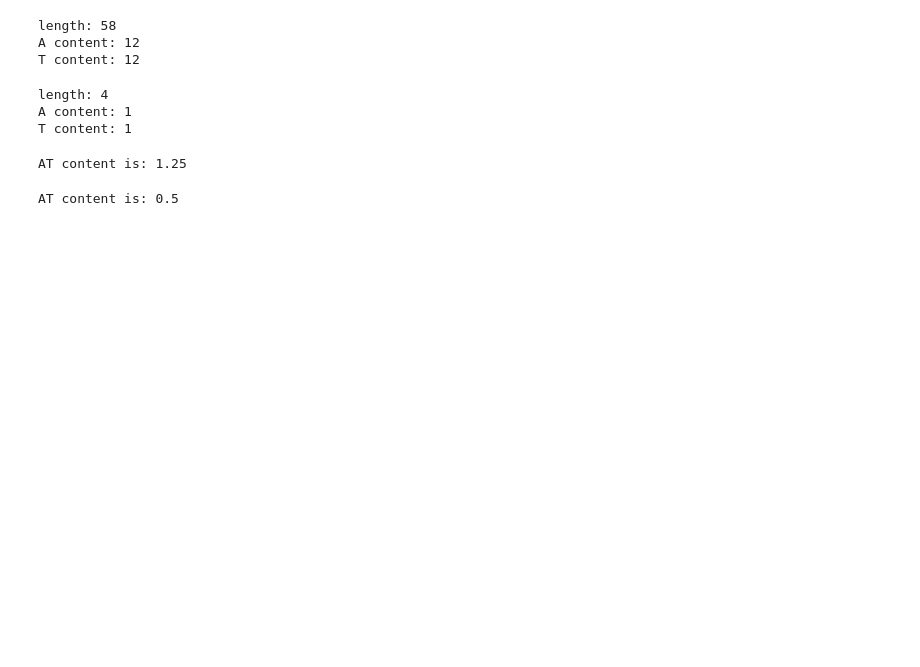
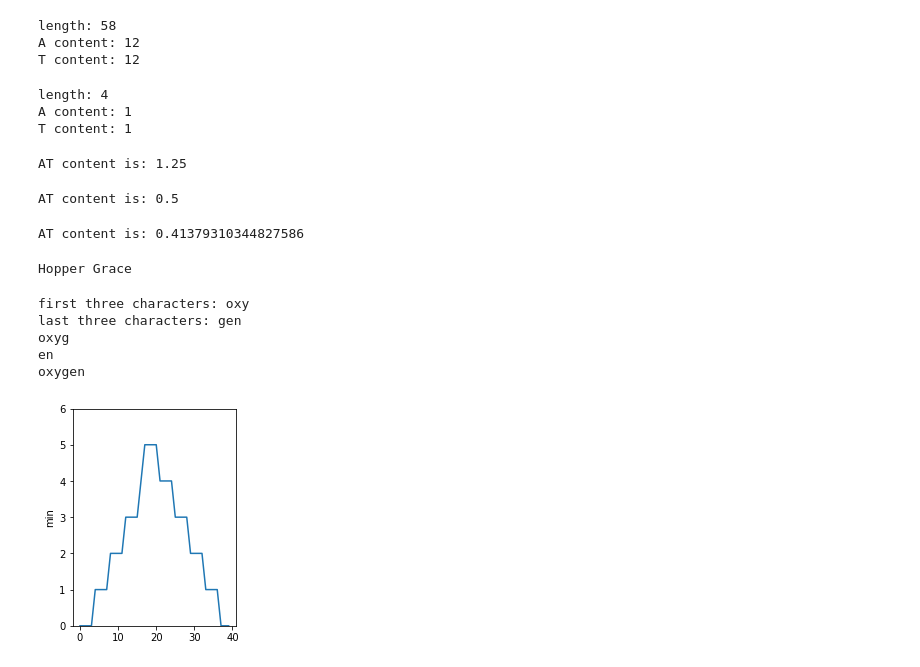
Before and after one commit to seanmathew95/homework, a Jupyter notebook: week-3-hw-eeb177.ipynb, the cells around one changed output. Drawn from its saved outputs; the diff is of its cells as text; code cells hidden in the pictures; blank space fills up the shorter version.

```diff
--- a/week-3-hw-eeb177.ipynb
+++ b/week-3-hw-eeb177.ipynb
@@ -37,3 +37,48 @@ at_content=(a_count + t_count) / length
 print("AT content is: " + str(at_content))
 # %% [output]
 AT content is: 0.5
+# %%
+my_data="ATAGCAGTATGAGTGACACAGATGGATTCACCAGGGGCGCCGTTGTGGTGTCCGCGCG"
+length=len(my_data)
+a_count=my_data.count("A")
+t_count=my_data.count("T")
+
+at_content=(a_count + t_count) / length
+print("AT content is: " + str(at_content))
+# %% [output]
+AT content is: 0.41379310344827586
+# %%
+#Question 4
+
+#CHECK YOUR UNDERSTANDING
+mass=47.5 #the value of the variable "mass" is now 47.5
+age=122 #the value of the variable "age" is now 122
+mass=mass*2.0 #the value of "mass" changed from 47.5 to 95.0
+age=age-20 #the value of "age" changed from 122 to 102
+
+#SORTING OUT REFERENCES
+first, second = 'Grace', 'Hopper'
+third, fourth = second, first
+print(third, fourth)
+#it should print the following
+#Hopper Grace
+# %% [output]
+Hopper Grace
+# %%
+#SLICING STRINGS
+element = 'oxygen'
+print('first three characters:', element[0:3])
+print('last three characters:', element[3:6])
+#What is the value of element[:4]? What about element[4:]? Or element[:]?
+print(element[:4])
+#should print out "oxyg
+print(element [4:] )
+#should print out "en"
+print(element [:] )
+#should print "oxygen"
+# %% [output]
+first three characters: oxy
+last three characters: gen
+oxyg
+en
+oxygen
@@ -39,0 +93,24 @@ AT content is: 0.5
+# %%
+#PLOT SCALING
+#Why do all of our plots stop just short of the upper end of our graph?
+#The max is set to the highest point in the data set
+
+#To change this
+import numpy
+import matplotlib.pyplot
+%matplotlib inline
+data = numpy.loadtxt(fname='/home/eeb177-student/Desktop/python-novice-inflammation/data/inflammation-01.csv', delimiter=',')
+
+fig = matplotlib.pyplot.figure(figsize=(3.0, 10.0))
+
+axes3 = fig.add_subplot(3, 1, 3)
+
+axes3.set_ylabel('min')
+axes3.plot(numpy.min(data, axis=0))
+axes3.set_ylim(0,6)
+
+fig.tight_layout()
+
+matplotlib.pyplot.show()
+# %% [output]
+[figure, added]
```
Also changed, not shown: parts of 5 cells of this notebook.
